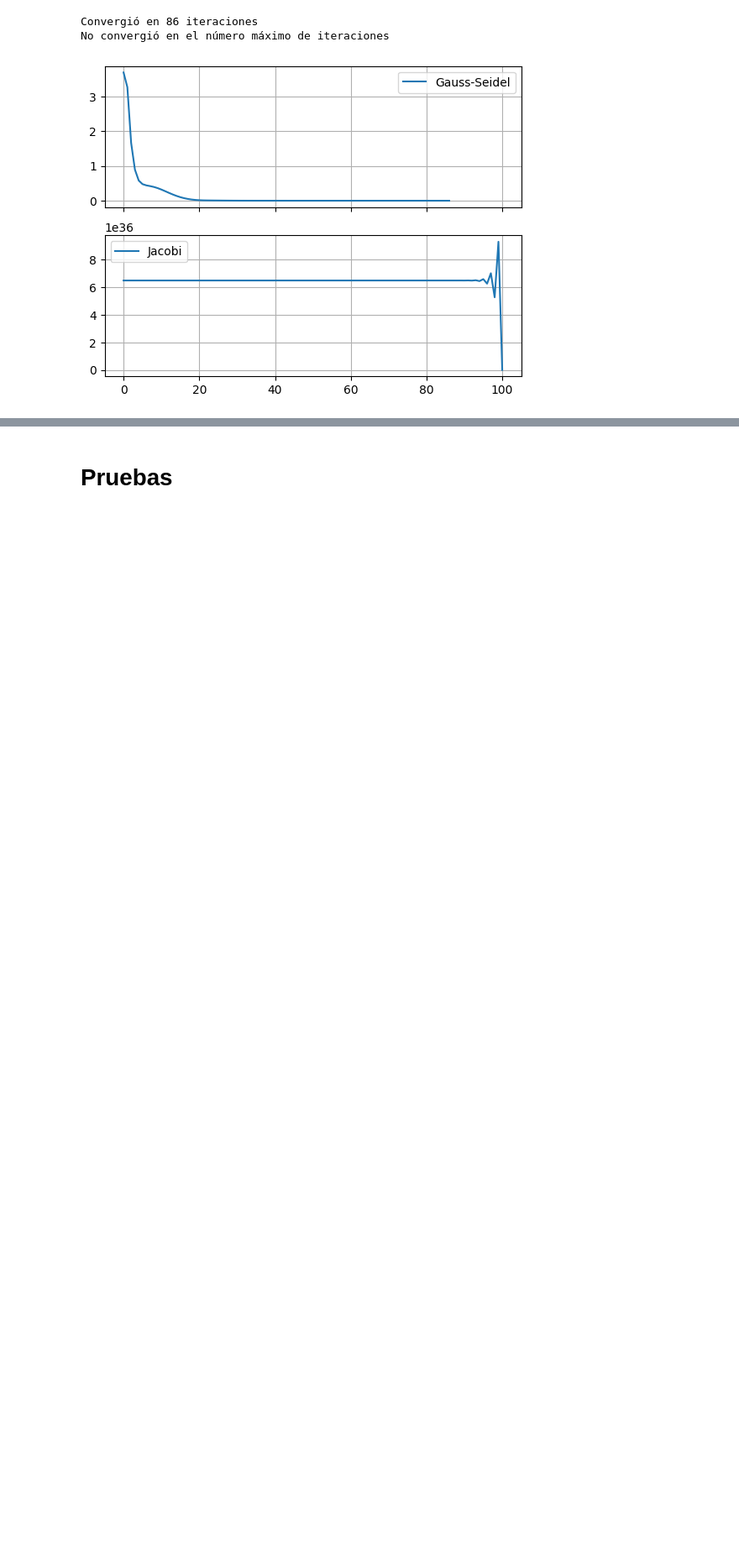
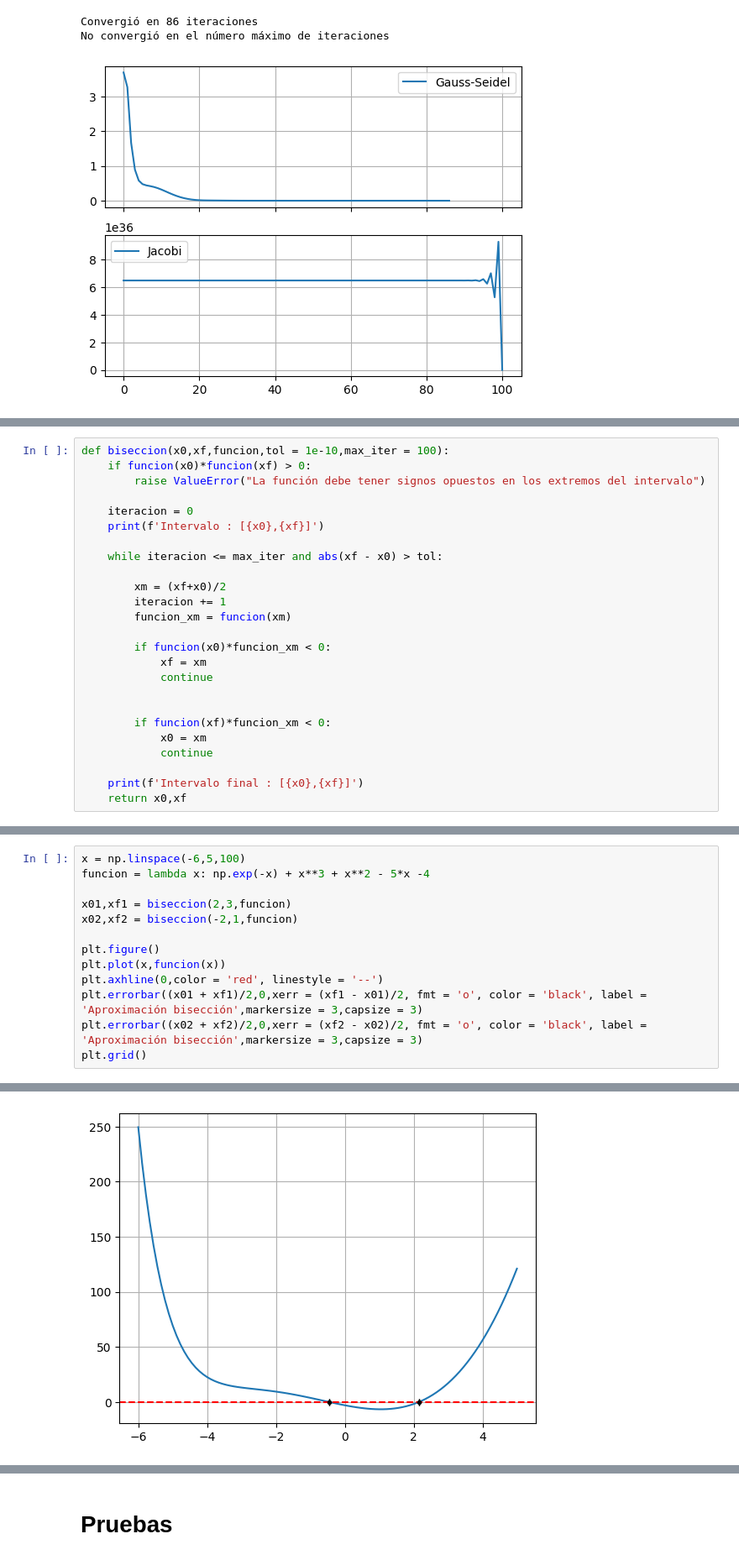
Before and after one commit to BernardoPironio/Ejercicios_calculo_numerico, a Jupyter notebook: Ejercicios calculo.ipynb, the cells around one changed output, grey strips where cells are left out. Shown at 84% size. Drawn from its saved outputs; the diff is of its cells as text; blank space fills up the shorter version.

Commit message:
Agrego funciones de Newton Raphson y Biseccion

```diff
--- a/Ejercicios calculo.ipynb
+++ b/Ejercicios calculo.ipynb
@@ -918,0 +946,25 @@ No convergió en el número máximo de iteraciones
+# %%
+def biseccion(x0,xf,funcion,tol = 1e-10,max_iter = 100):
+    if funcion(x0)*funcion(xf) > 0:
+        raise ValueError("La función debe tener signos opuestos en los extremos del intervalo")
+
+    iteracion = 0
+    print(f'Intervalo : [{x0},{xf}]')
+
+    while iteracion <= max_iter and abs(xf - x0) > tol:
+
+        xm = (xf+x0)/2
+        iteracion += 1
+        funcion_xm = funcion(xm)
+
+        if funcion(x0)*funcion_xm < 0:
+            xf = xm
+            continue
+
+
+        if funcion(xf)*funcion_xm < 0:
+            x0 = xm
+            continue
+
+    print(f'Intervalo final : [{x0},{xf}]')
+    return x0,xf
@@ -918,0 +1012,14 @@ No convergió en el número máximo de iteraciones
+# %%
+x = np.linspace(-6,5,100)
+funcion = lambda x: np.exp(-x) + x**3 + x**2 - 5*x -4
+
+x01,xf1 = biseccion(2,3,funcion)
+x02,xf2 = biseccion(-2,1,funcion)
+
+plt.figure()
+plt.plot(x,funcion(x))
+plt.axhline(0,color = 'red', linestyle = '--')
+plt.errorbar((x01 + xf1)/2,0,xerr = (xf1 - x01)/2, fmt = 'o', color = 'black', label = 'Aproximación bisección',markersize = 3,capsize = 3)
+plt.errorbar((x02 + xf2)/2,0,xerr = (xf2 - x02)/2, fmt = 'o', color = 'black', label = 'Aproximación bisección',markersize = 3,capsize = 3)
+plt.grid()
+# %% [output]
@@ -918,0 +1030 @@ No convergió en el número máximo de iteraciones
+[figure, added]
```
Also changed, not shown: parts of 15 cells of this notebook.
